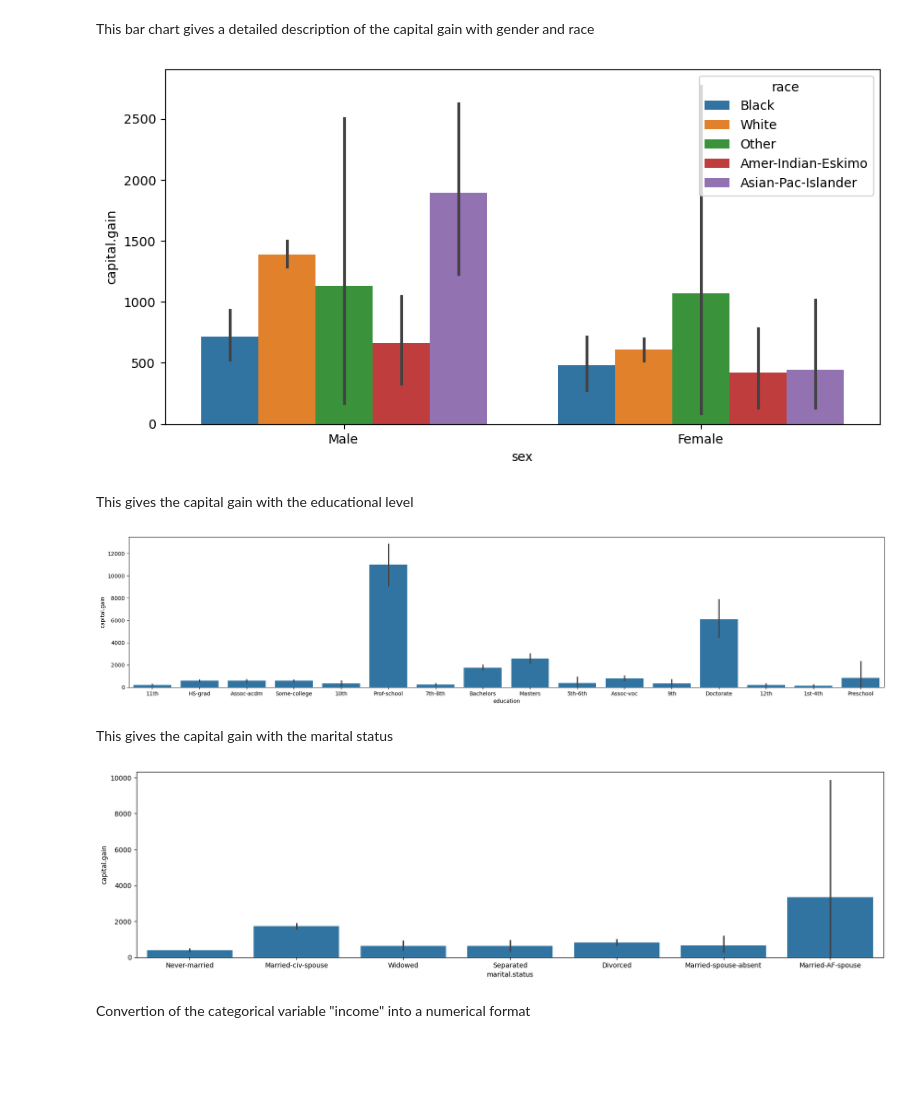
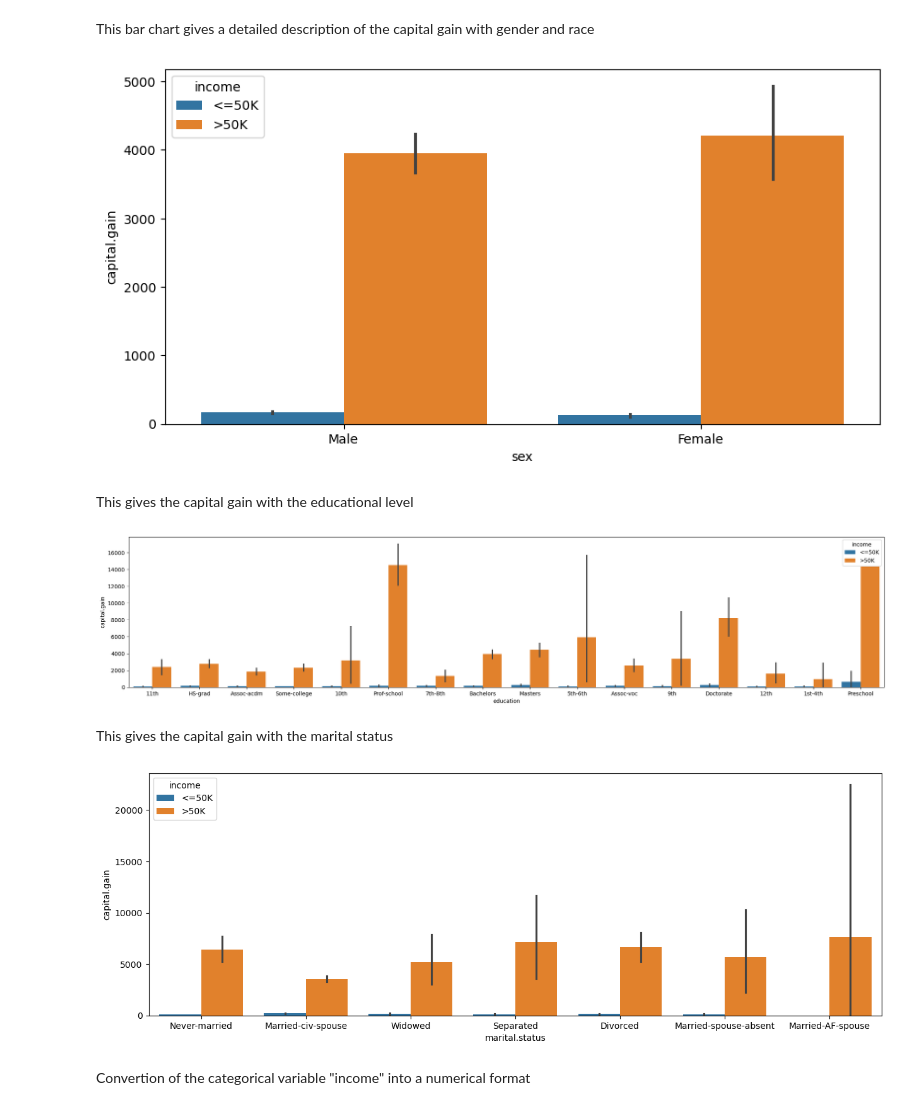
Before and after one commit to vgry5/Predicting-whether-income-exceeds-50K-yr-based-on-census-data, a Jupyter notebook: sol.ipynb, the cells around one changed output. Cells and saved outputs as stored; diff of their text form; code cells hidden in the pictures; blank space fills up the shorter version.

```diff
--- a/sol.ipynb
+++ b/sol.ipynb
@@ -50,0 +72,3 @@ data_f
+# %%
+data_f['age'] = data_f['age'].astype('float64')
+data_f.dtypes
@@ -116,29 +199,29 @@ data_f
 This bar chart gives a detailed description of the capital gain with gender and race
 # %%
 plt.figure(figsize=(10,5))
-sns.barplot(x ='sex' , y='capital.gain', data = data_f,hue='race')
+sns.barplot(x ='sex' , y='capital.gain', data = data_f,hue='income')
 plt.xlabel=('Sex')
 plt.ylabel=('Capital Gain')
 # %% [output]
-[figure, old version]
+[figure, new version]
 # %% [markdown]
 This gives the capital gain with the educational level
 # %%
 plt.figure(figsize=(25,5))
-sns.barplot(x ='education' , y='capital.gain', data = data_f)
+sns.barplot(x ='education' , y='capital.gain', data = data_f, hue='income')
 plt.xlabel=('Sex')
 plt.ylabel=('Capital Gain')
 # %% [output]
-[figure, old version]
+[figure, new version]
 # %% [markdown]
 This gives the capital gain with the marital status
 # %%
-plt.figure(figsize=(20,5))
-sns.barplot(x ='marital.status' , y='capital.gain', data = data_f)
+plt.figure(figsize=(15,5))
+sns.barplot(x ='marital.status' , y='capital.gain', data = data_f, hue='income')
 plt.xlabel=('Sex')
 plt.ylabel=('Capital Gain')
 # %% [output]
-[figure, old version]
+[figure, new version]
 # %% [markdown]
 Convertion of the categorical variable "income" into a numerical format
 # %%
```
Also changed, not shown: parts of 32 cells of this notebook.
